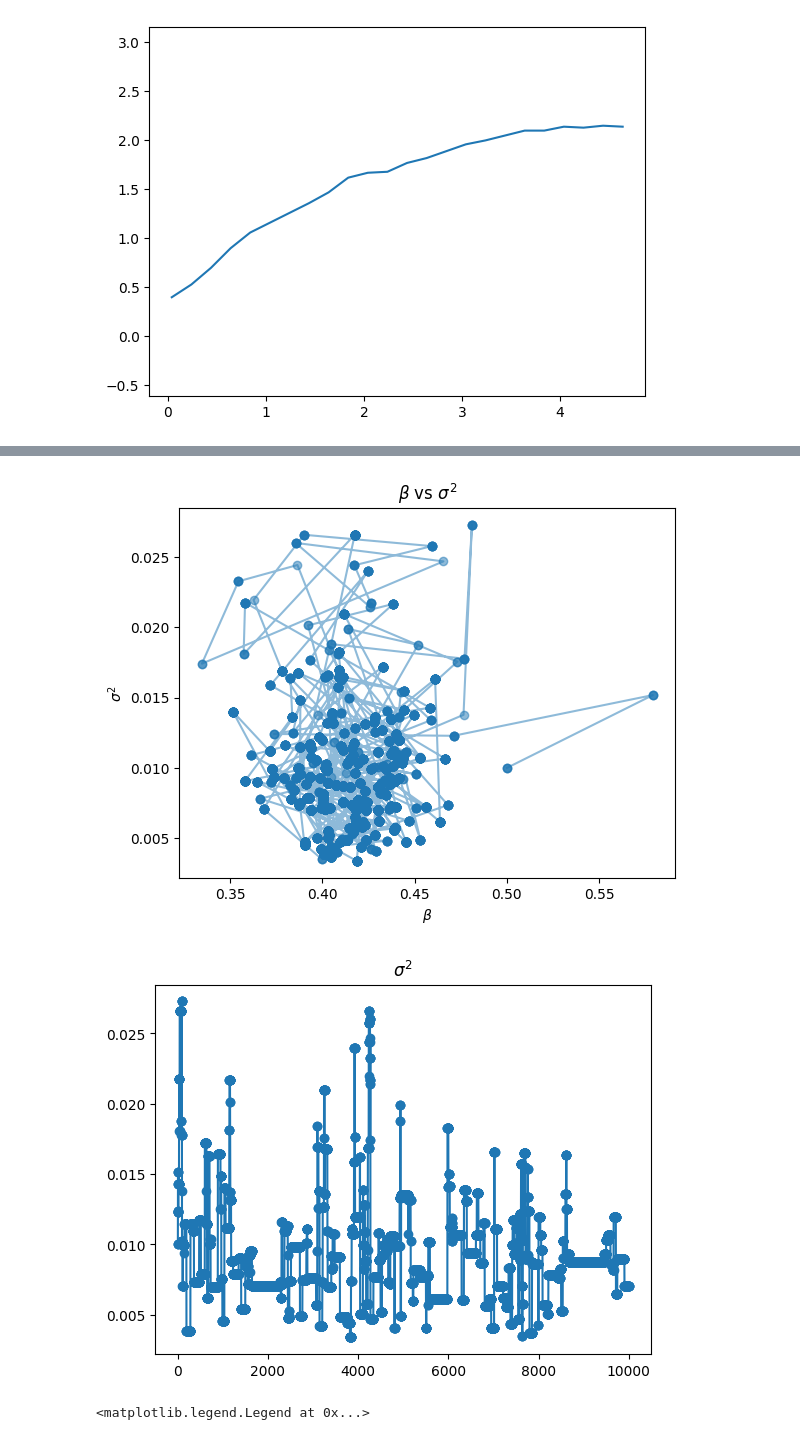
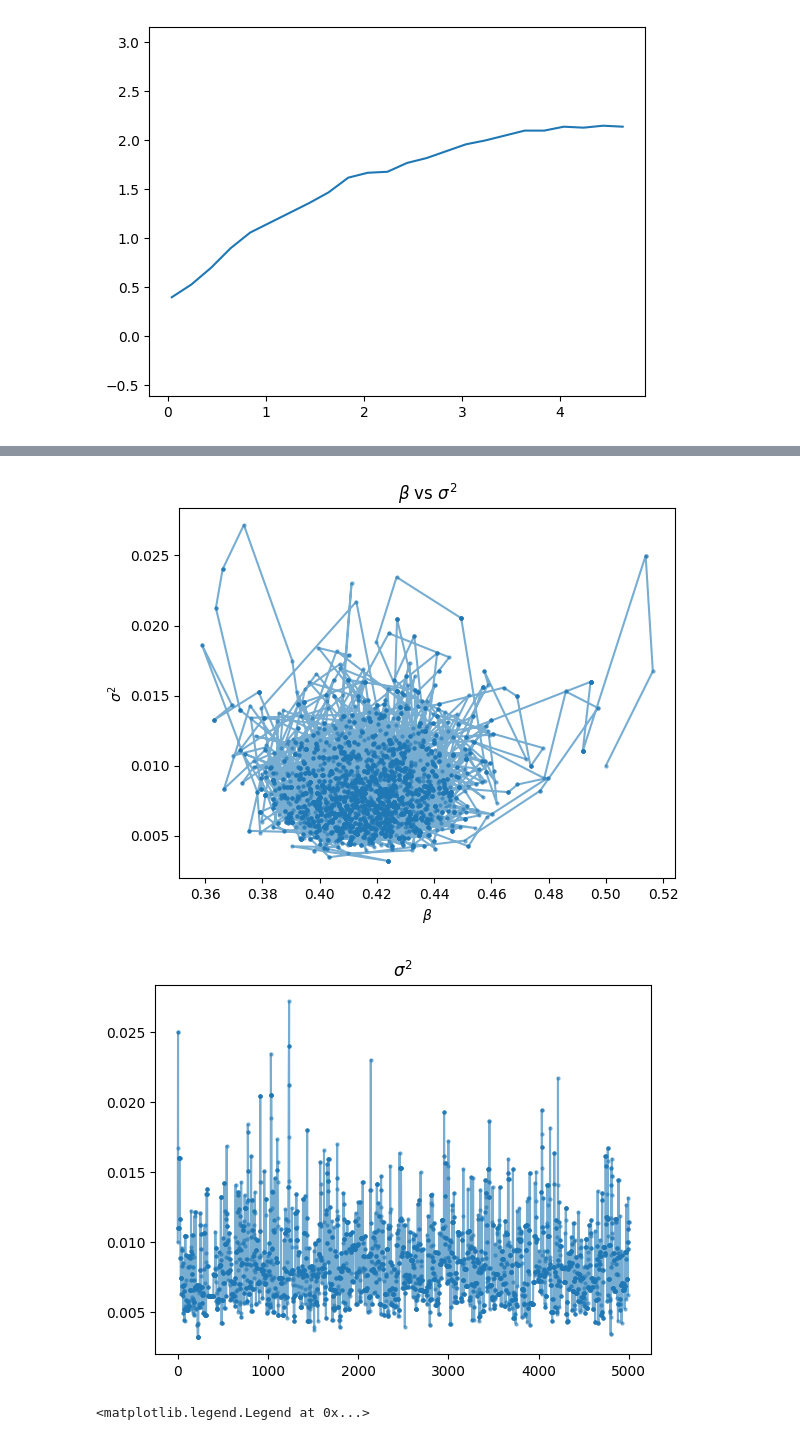
Before and after one commit to sy669693/MATH3871, a Jupyter notebook: 3871_assignment.ipynb, the cells around one changed output, grey strips where cells are left out. Saved outputs shown, nothing was run; the diff lists cells and outputs as text; code cells hidden in the pictures.

```diff
--- a/3871_assignment.ipynb
+++ b/3871_assignment.ipynb
@@ -69,35 +74,3 @@ def sample_posterior_importance(data, g='prior', size=1000):
       )
       w = posterior(x, data) / gx
   return x, w
-# %%
-def sample_posterior_mh(data, proposal_dist='rw', size=1000):
-  sample = np.empty((size, 3))
-  log_u = np.log(scipy.stats.uniform.rvs(size=size))
-
-  # initialise with prior means
-  sample[0,:] = 0, 0.5, 0.01
-
-  match proposal_dist:
-    case 'rw':
-      q = lambda theta, _: 1
-      def sample_q(t):
-        theta = sample[t,:] + scipy.stats.norm.rvs(scale=[0.1, 0.1, 0.01], size=3)
-        theta[2] = max(0.0001, theta[2])
-        return theta
-
-  for t in range(size-1):
-      proposal = sample_q(t)
-      log_accept_prob = min([
-          np.log(posterior(proposal, data))
-            + np.log(q(sample[t,:], proposal))
-            - np.log(posterior(sample[t,:], data))
-            - np.log(q(proposal, sample[t,:])),
-          0.0
-      ])
-
-      if log_u[t] < log_accept_prob:
-        sample[t+1,:] = proposal
-      else:
-        sample[t+1,:] = sample[t,:]
-
-  return sample
@@ -104,19 +129,22 @@ def sample_posterior_mh(data, proposal_dist='rw', size=1000):
 # %%
-xs_samples = sample_posterior_mh(data, size=10000)
+xs_samples = sample_posterior_mh(data, size=5000)
 labels = ['$\\ln\\alpha$', '$\\beta$', '$\\sigma^2$']
 
 # Transpose xs_samples to iterate over columns (each parameter's history of samples)
 xs_cols = xs_samples.T
 
+# Small, faint points and thin lines, so that 10,000 samples stay readable
+plot_style = dict(markersize=3, markeredgewidth=0, linewidth=1.5, alpha=0.6)
+
 for i, (label, x) in enumerate(zip(labels, xs_cols)):
-  plt.plot(x, 'o-')
+  plt.plot(x, 'o-', **plot_style)
   plt.title(label)
   plt.show()
 
   # bivariates
   for j, (label2, x2) in enumerate(zip(labels[i+1:], xs_cols[i+1:])):
     plt.figure()
-    plt.plot(x, x2, 'o-', alpha=0.5)
+    plt.plot(x, x2, 'o-', **plot_style)
     plt.title(f'{label} vs {label2}')
     plt.xlabel(label)
     plt.ylabel(label2)
@@ -129,5 +157,5 @@ for i, (label, x) in enumerate(zip(labels, xs_cols)):
-[figure, old version]
+[figure, new version]
-[figure, old version]
+[figure, new version]
 # %%
 ln_a_pos_mean = np.mean(xs_samples[:,0])
 b_pos_mean = np.mean(xs_samples[:,1])
```
Also changed, not shown: parts of 6 cells of this notebook.
